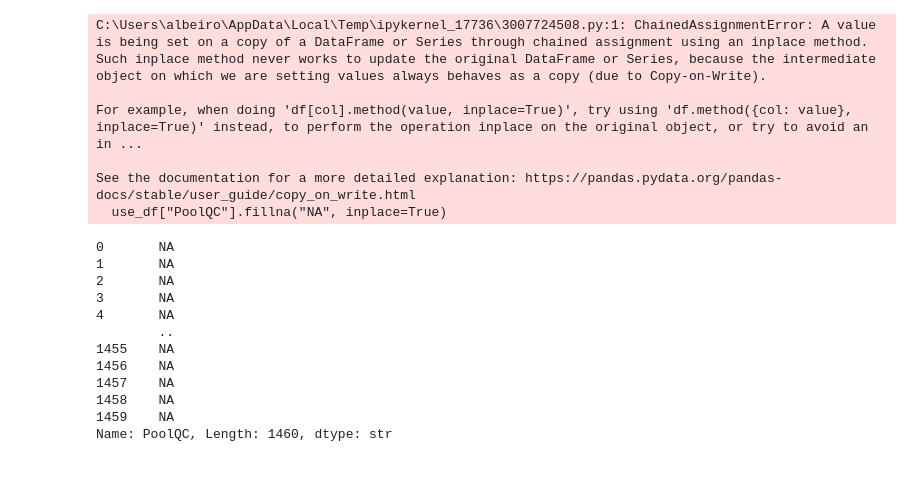
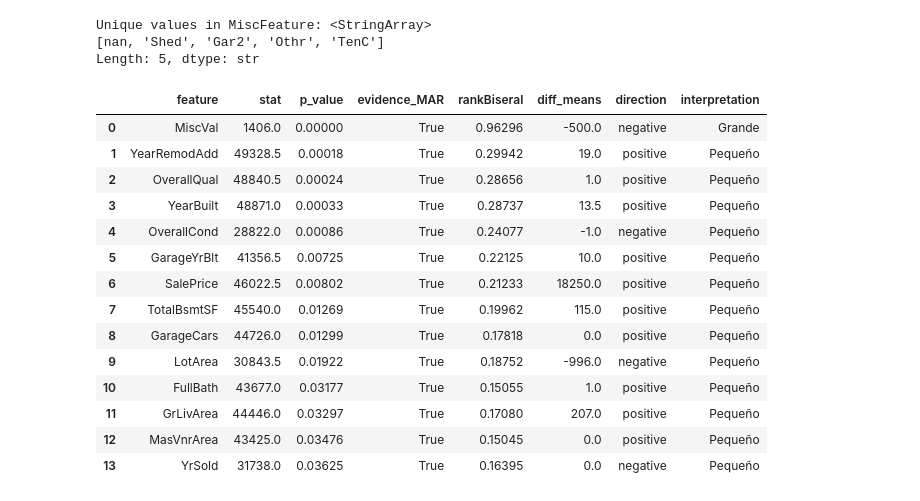
Before and after one commit to Albe036/ML-house-prices, a Jupyter notebook: notebooks_opt/missing_values.ipynb, the cells around one changed output. Saved outputs shown, nothing was run; the diff lists cells and outputs as text; code cells hidden in the pictures; blank space fills up the shorter version.

```diff
--- a/notebooks_opt/missing_values.ipynb
+++ b/notebooks_opt/missing_values.ipynb
@@ -94,22 +88,48 @@ Categorias presentes -> [nan, 'Ex', 'Fa', 'Gd']
 # %%
-use_df["PoolQC"].fillna("NA", inplace=True)
+use_df["PoolQC"] = use_df["PoolQC"].fillna("NA")
-# %% [output]
-C:\Users\albeiro\AppData\Local\Temp\ipykernel_17736\3007724508.py:1: ChainedAssignmentError: A value is being set on a copy of a DataFrame or Series through chained assignment using an inplace method.
-Such inplace method never works to update the original DataFrame or Series, because the intermediate object on which we are setting values always behaves as a copy (due to Copy-on-Write).
-
-For example, when doing 'df[col].method(value, inplace=True)', try using 'df.method({col: value}, inplace=True)' instead, to perform the operation inplace on the original object, or try to avoid an in ...
-
-See the documentation for a more detailed explanation: https://pandas.pydata.org/pandas-docs/stable/user_guide/copy_on_write.html
-  use_df["PoolQC"].fillna("NA", inplace=True)
-0       NA
-1       NA
-2       NA
-3       NA
-4       NA
-        ..
-1455    NA
-1456    NA
-1457    NA
-1458    NA
-1459    NA
-Name: PoolQC, Length: 1460, dtype: str
+# %%
+# MiscFeature: Característica miscelánea no cubierta en otras categorías.
+#
+# Elev	Elevator (Ascensor)
+# Gar2	2nd Garage (if not described in garage section) (Segundo garaje (si no se describe en la sección de garaje))
+# Othr	Other (Otro)
+# Shed	Shed (over 100 SF) (Caseta (más de 100 pies cuadrados))
+# TenC	Tennis Court (Cancha de tenis)
+# NA	None (Ninguna)
+uniquesMiscFeature = use_df["MiscFeature"].unique()
+print(f"Unique values in MiscFeature: {uniquesMiscFeature}")
+
+resMiscFeature = nmc.mannWhitneyU(featureMissingValues="MiscFeature",  effectSizeAndDirection=EffectSizeAndDirection.rank_biserial)
+resMiscFeature = resMiscFeature.apply(lambda x: x.round(5)).sort_values(by="p_value")
+resMiscFeature[(resMiscFeature["evidence_MAR"]) & (resMiscFeature["p_value"] < 0.05) & (resMiscFeature["rankBiseral"].abs() > 0.1)].reset_index(drop=True)
+
+# ---------------------
+# MiscFeature vs MiscVal
+# p_value < 0.05 (valor -> 0.0)
+# effect_size > 0.1 (valor 0.963)
+# direction -500.0
+# ---------------------
+# El valor de p_value y effect_size son perfectos, se concluye que es un faltante estructural
+# Estrategia:
+#     - Se reemplaza missing values por categoria "NA"
+# ---------------------
+# La variable de relacion de nulos es numerica continua (MiscVal)
+# %% [output]
+Unique values in MiscFeature: <StringArray>
+[nan, 'Shed', 'Gar2', 'Othr', 'TenC']
+Length: 5, dtype: str
+|  | feature | stat | p_value | evidence_MAR | rankBiseral | diff_means | direction | interpretation |
+| 0 | MiscVal | 1406.0 | 0.00000 | True | 0.96296 | -500.0 | negative | Grande |
+| 1 | YearRemodAdd | 49328.5 | 0.00018 | True | 0.29942 | 19.0 | positive | Pequeño |
+| 2 | OverallQual | 48840.5 | 0.00024 | True | 0.28656 | 1.0 | positive | Pequeño |
+| 3 | YearBuilt | 48871.0 | 0.00033 | True | 0.28737 | 13.5 | positive | Pequeño |
+| 4 | OverallCond | 28822.0 | 0.00086 | True | 0.24077 | -1.0 | negative | Pequeño |
+| 5 | GarageYrBlt | 41356.5 | 0.00725 | True | 0.22125 | 10.0 | positive | Pequeño |
+| 6 | SalePrice | 46022.5 | 0.00802 | True | 0.21233 | 18250.0 | positive | Pequeño |
+| 7 | TotalBsmtSF | 45540.0 | 0.01269 | True | 0.19962 | 115.0 | positive | Pequeño |
+| 8 | GarageCars | 44726.0 | 0.01299 | True | 0.17818 | 0.0 | positive | Pequeño |
+| 9 | LotArea | 30843.5 | 0.01922 | True | 0.18752 | -996.0 | negative | Pequeño |
+| 10 | FullBath | 43677.0 | 0.03177 | True | 0.15055 | 1.0 | positive | Pequeño |
+| 11 | GrLivArea | 44446.0 | 0.03297 | True | 0.17080 | 207.0 | positive | Pequeño |
+| 12 | MasVnrArea | 43425.0 | 0.03476 | True | 0.15045 | 0.0 | positive | Pequeño |
+| 13 | YrSold | 31738.0 | 0.03625 | True | 0.16395 | 0.0 | negative | Pequeño |
```
Also changed, not shown: parts of 6 cells of this notebook, 3 other files.
